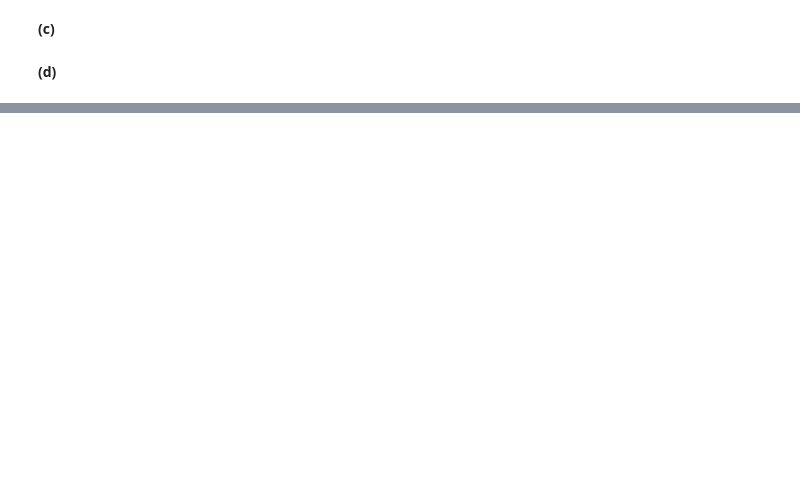
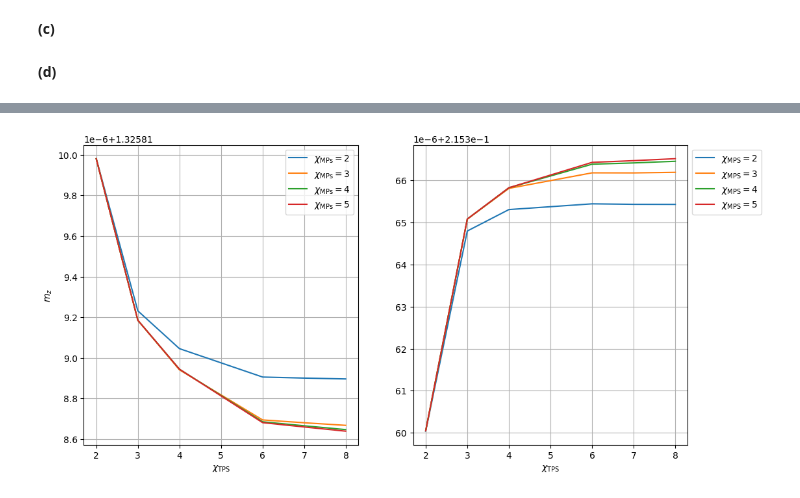
Before and after one commit to danielortmann/computational-quantum-many-body-physics, a Jupyter notebook: 3_tensor_networks/exercise11.ipynb, the cells around one changed output, grey strips where cells are left out. Saved outputs shown, nothing was run; the diff lists cells and outputs as text; code cells hidden in the pictures; blank space fills up the shorter version.

```diff
--- a/3_tensor_networks/exercise11.ipynb
+++ b/3_tensor_networks/exercise11.ipynb
@@ -84,0 +108,21 @@ ax.set_xlabel('$g$'), ax.set_ylabel('spec($T$)'), ax.set_title('3 largest (in ma
+# %%
+def init_M_bonds(model):
+    s0, sx, sz = model.id, model.sigmax, model.sigmaz
+    d = 2
+
+    Mx_bonds, Mz_bonds = list(), list()
+    for i in range(model.z):
+        Mx, Mz = np.kron(sx, sx), np.kron(sz, sz)
+        Mx_bonds.append(np.reshape(Mx, (d, d, d, d))), Mz_bonds.append(np.reshape(Mz, (d, d, d, d)))
+
+    return Mx_bonds, Mz_bonds
+# %%
+def run_ising_honeycomb_and_measure_magnetization(chi_tps=2, chi_mps=20, J=1., g=1., N_imaginary=300, N_boundary=10):
+    print("Parameters: ", locals())
+    model = TFIModelHoneycomb(J, g)
+    psi_tps = run_simplified_update(model, chi_tps, N_imaginary)
+    print("evaluating expectation values")
+    Mx_bonds, Mz_bonds = init_M_bonds(model)
+    exp_vals_mx = evaluate_exp_vals(psi_tps, [Mx_bonds], chi_mps, N_boundary)
+    exp_vals_mz = evaluate_exp_vals(psi_tps, [Mz_bonds], chi_mps, N_boundary)
+    return exp_vals_mx, exp_vals_mz
@@ -84,0 +131,12 @@ ax.set_xlabel('$g$'), ax.set_ylabel('spec($T$)'), ax.set_title('3 largest (in ma
+# %%
+chi_mps_list = [2, 3, 4, 5]
+chi_tps_list = [2, 3, 4, 6, 7, 8]
+
+mx_dict, mz_dict =  dict(), dict()
+for chi_mps in chi_mps_list:
+
+    mx_dict[chi_mps], mz_dict[chi_mps] = list(), list()
+    for chi_tps in chi_tps_list:
+
+        mx, mz = run_ising_honeycomb_and_measure_magnetization(chi_tps, chi_mps)
+        mx_dict[chi_mps].append(mx), mz_dict[chi_mps].append(mz)
@@ -84,0 +161,11 @@ ax.set_xlabel('$g$'), ax.set_ylabel('spec($T$)'), ax.set_title('3 largest (in ma
+# %%
+fig, (ax0, ax1) = plt.subplots(1, 2, figsize=(12, 6))
+for i, chi_mps in enumerate(chi_mps_list):
+
+    ax0.plot(chi_tps_list, mx_dict[chi_mps], label='$\chi_{\mathrm{MPs}} = %d$'%(chi_mps))
+    ax1.plot(chi_tps_list, mz_dict[chi_mps], label='$\chi_{\mathrm{MPS}} = %d$'%(chi_mps))
+
+ax0.set_xlabel('$\chi_{\mathrm{TPS}}$'), ax0.set_ylabel('$m_{x}$'), ax0.grid(), ax0.legend(bbox_to_anchor=(1.0, 1.0))
+ax1.set_xlabel('$\chi_{\mathrm{TPS}}$'), ax0.set_ylabel('$m_{z}$'), ax1.grid(); ax1.legend(bbox_to_anchor=(1.0, 1.0));
+# %% [output]
+[figure, added]
```
Also changed, not shown: parts of 13 cells of this notebook.
